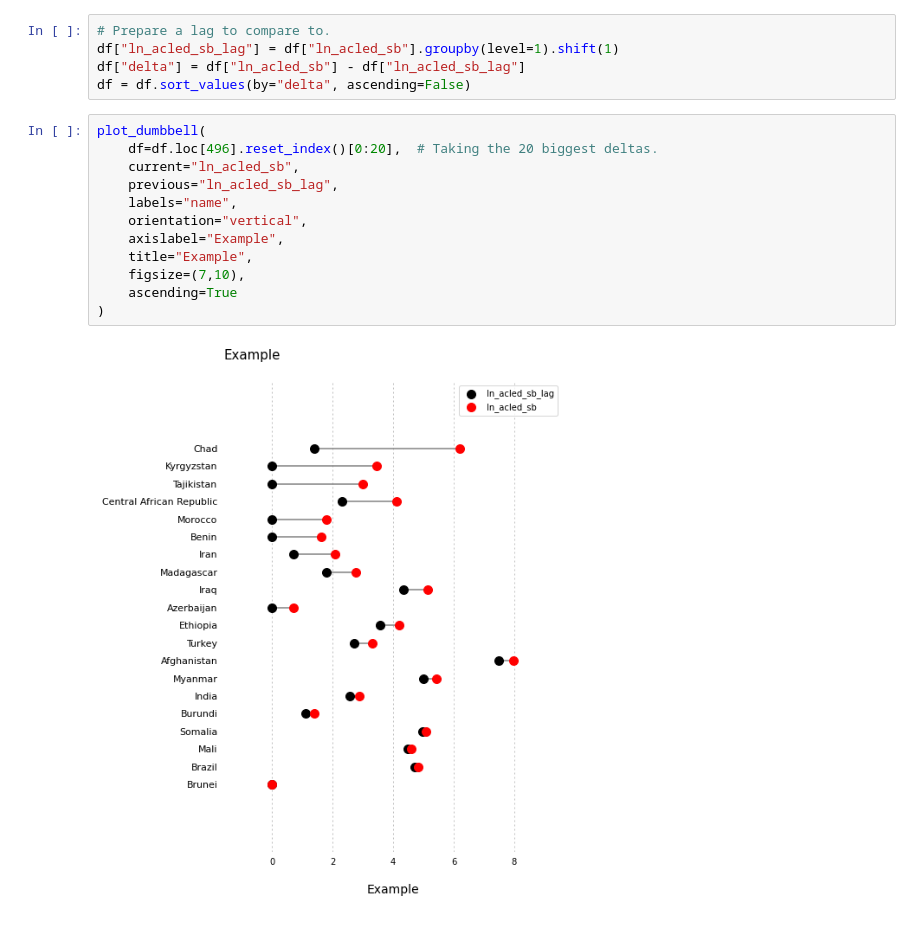
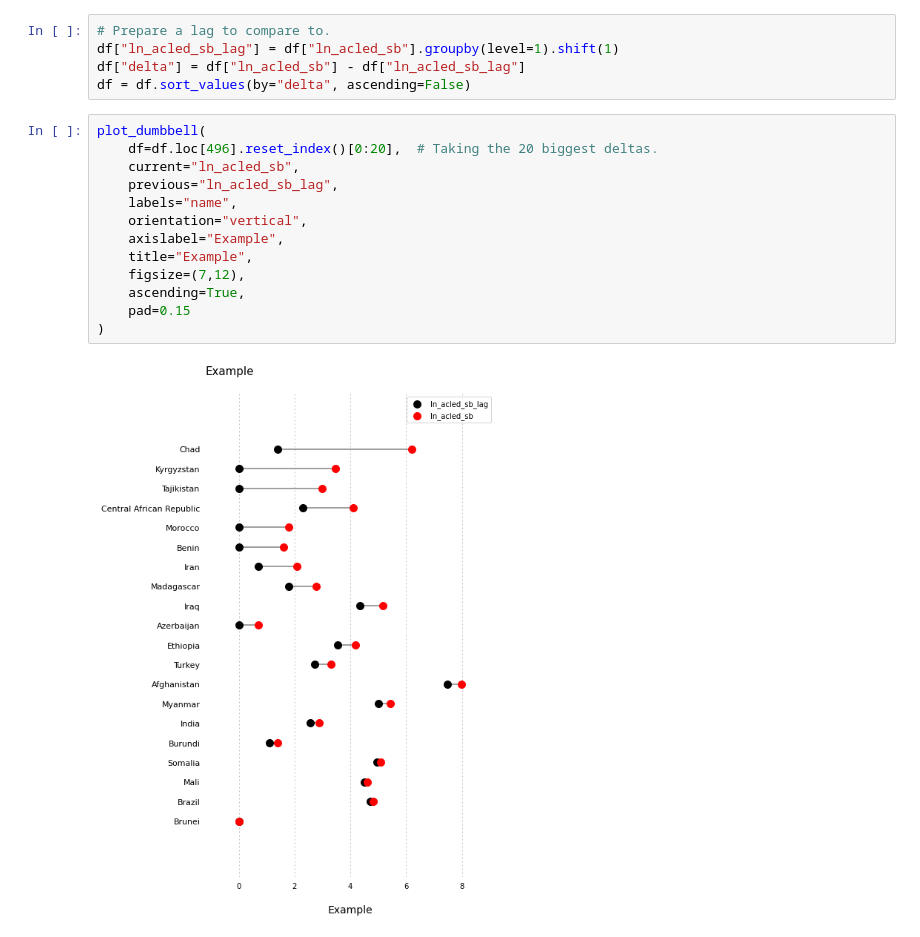
Before and after one commit to prio-data/views_dataviz, a Jupyter notebook: examples/dumbbell.ipynb, the cells around one changed output. Drawn from its saved outputs; the diff is of its cells as text.

```diff
--- a/examples/dumbbell.ipynb
+++ b/examples/dumbbell.ipynb
@@ -48,14 +48,15 @@ df = df.sort_values(by="delta", ascending=False)
 # %%
 plot_dumbbell(
     df=df.loc[496].reset_index()[0:20],  # Taking the 20 biggest deltas.
     current="ln_acled_sb",
     previous="ln_acled_sb_lag",
     labels="name",
     orientation="vertical",
     axislabel="Example",
     title="Example",
-    figsize=(7,10),
-    ascending=True
+    figsize=(7,12),
+    ascending=True,
+    pad=0.15
 )
 # %% [output]
-[figure, old version]
+[figure, new version]
```
Also changed, not shown: parts of 1 cell of this notebook, 2 other files.
